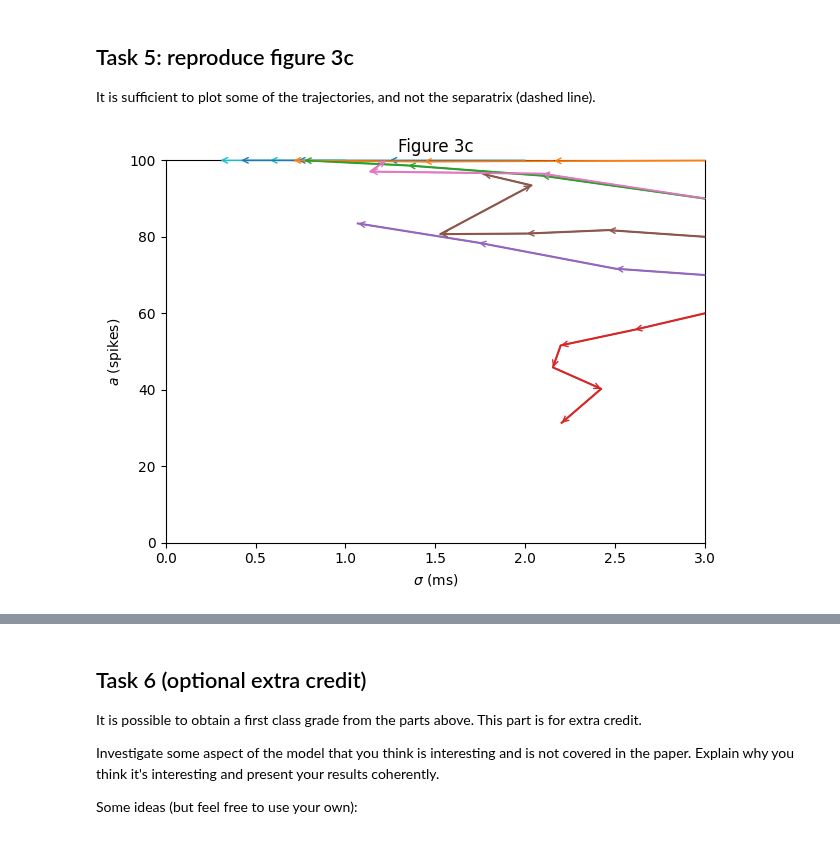
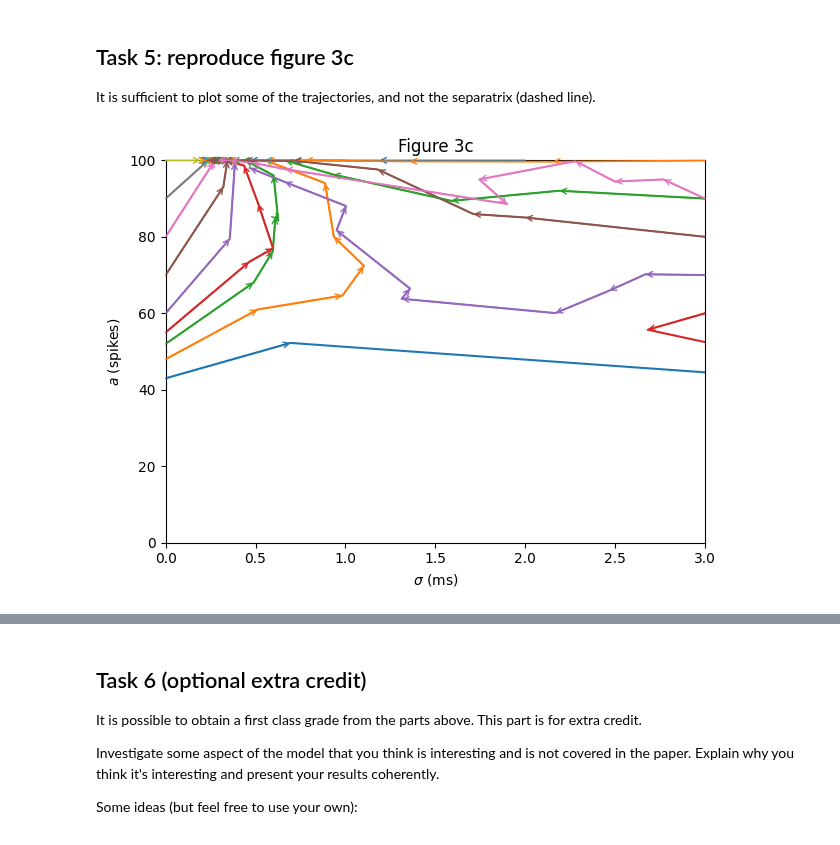
Before and after one commit to hk221/Neuro_for_ML, a Jupyter notebook: Synfire Chains/synfire_no_answers.ipynb, the cells around one changed output, grey strips where cells are left out. Drawn from its saved outputs; the diff is of its cells as text; code cells hidden in the pictures.

```diff
--- a/Synfire Chains/synfire_no_answers.ipynb
+++ b/Synfire Chains/synfire_no_answers.ipynb
@@ -435,7 +435,7 @@ for idx, (a, sigma) in enumerate(starting_points):
                 delay=0,
             )
             alpha_temp, sigma_temp = estimate_pulse_parameters(
-                spikes, num_neurons, sigma, offset
+                spikes, num_neurons
             )
 
             # Accumulate values
@@ -451,34 +451,34 @@ for idx, (a, sigma) in enumerate(starting_points):
 
         # Implement attractor and saddle adjustments
         # Nudge values towards the attractor or saddle region based on their current location
         if a > 95 and sigma < 0.5:
             a = 95  # Move towards attractor if near it
             sigma = 0.5
         elif a < 65 and sigma > 1.2:
             a = max(0, a - 1)  # Move towards extinction if near saddle
             sigma = min(3, sigma + 0.1)
 
         # Update spikes for the next iteration
         s = spikes
         a = alpha_total / repeats
         sigma = sigma_total / repeats
     plt.figure
     plt.plot(SIGMA, A, c=f"C{idx}")
     for i in range(len(SIGMA) - 1):
         plt.annotate(
             "",
             (SIGMA[i + 1], A[i + 1]),
             xytext=(SIGMA[i], A[i]),
             arrowprops=dict(arrowstyle="->", shrinkA=0, shrinkB=0, color=f"C{idx}"),
         )
 plt.xlim(0, 3)
 plt.ylim(0, 100)
 plt.xlabel(r"$\sigma$ (ms)")
 plt.ylabel("$a$ (spikes)")
 plt.title("Figure 3c")
 plt.tight_layout()
 # %% [output]
-[figure, old version]
+[figure, new version]
 # %% [markdown]
 Expected results:
 
```
Also changed, not shown: parts of 3 cells of this notebook.
